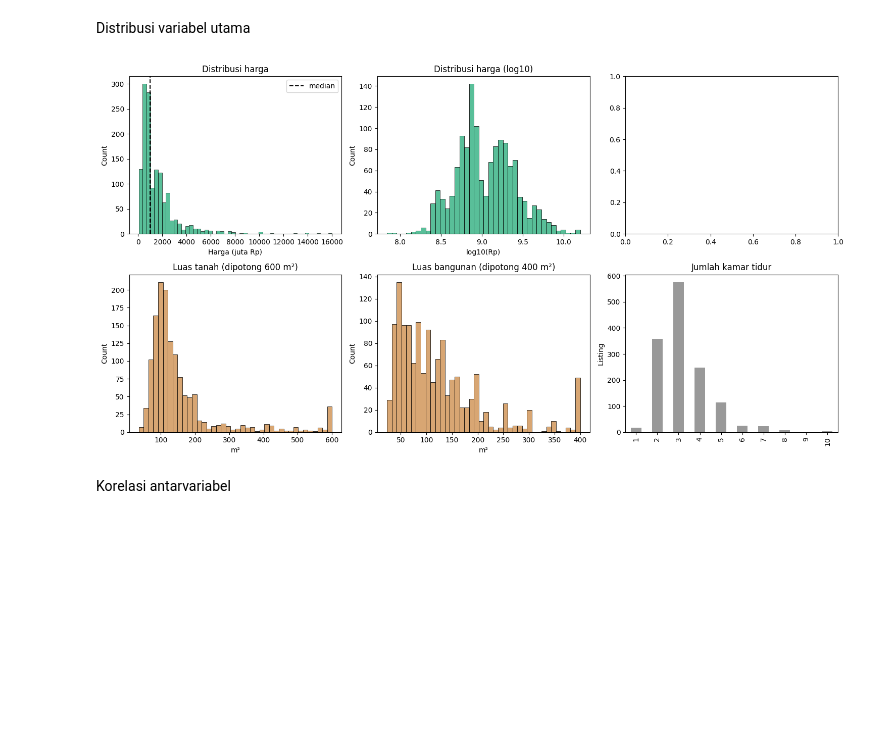
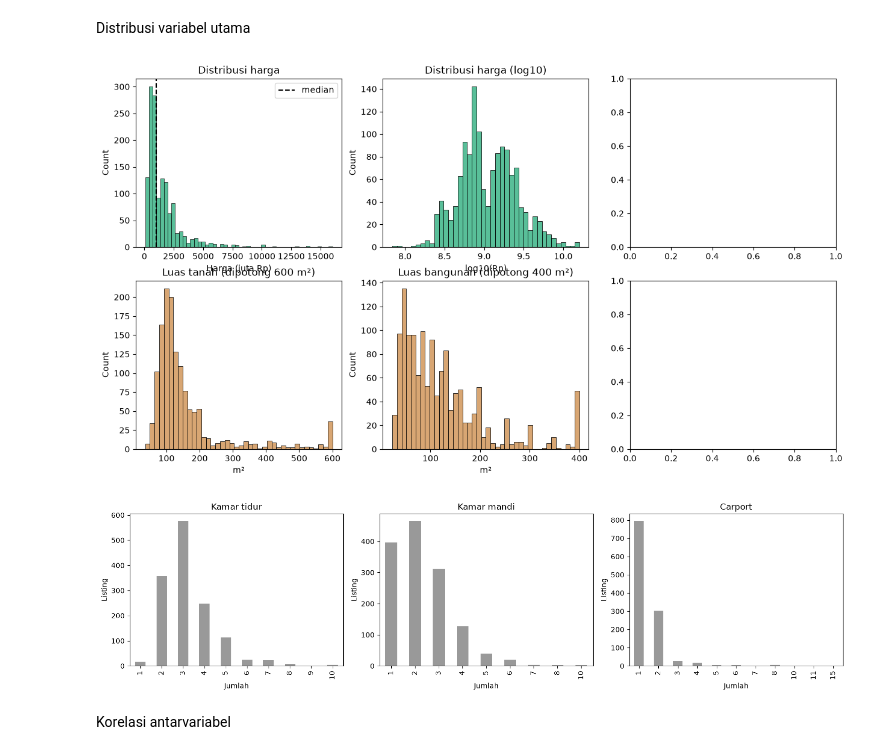
Before and after one commit to Affanzaky06/pPrediksi_Harga_Rumah_DS, a Jupyter notebook: prediksi.ipynb, the cells around one changed output. Cells and saved outputs as stored; diff of their text form; code cells hidden in the pictures; blank space fills up the shorter version.

Commit message:
tambah plot untuk kamar mandi & carport

```diff
--- a/prediksi.ipynb
+++ b/prediksi.ipynb
@@ -439,28 +439,33 @@ Distribusi variabel utama
 # %%
 fig, ax = plt.subplots(2, 3, figsize=(15, 8))
 
 sns.histplot(eda["harga_juta"], bins=50, ax=ax[0,0], color="#2a7")
 ax[0,0].axvline(eda.harga_juta.median(), color="k", ls="--", label="median")
 ax[0,0].set(title="Distribusi harga", xlabel="Harga (juta Rp)"); ax[0,0].legend()
 
 sns.histplot(np.log10(eda["harga"]), bins=40, ax=ax[0,1], color="#2a7")
 ax[0,1].set(title="Distribusi harga (log10)", xlabel="log10(Rp)")
 
 # sns.histplot(eda["harga_per_m2"]/1e6, bins=40, ax=ax[0,2], color="#58a")
 # ax[0,2].set(title="Harga per m² tanah", xlabel="Juta Rp/m²")
 
 sns.histplot(eda["luas_tanah"].clip(upper=600), bins=40, ax=ax[1,0], color="#c84")
 ax[1,0].set(title="Luas tanah (dipotong 600 m²)", xlabel="m²")
 
 sns.histplot(eda["luas_bangunan"].clip(upper=400), bins=40, ax=ax[1,1], color="#c84")
 ax[1,1].set(title="Luas bangunan (dipotong 400 m²)", xlabel="m²")
 
-eda["kamar_tidur"].value_counts().sort_index().plot.bar(ax=ax[1,2], color="#999")
-ax[1,2].set(title="Jumlah kamar tidur", xlabel="", ylabel="Listing")
+fig, ax = plt.subplots(1, 3, figsize=(15, 4))
+for a, (kol, jdl) in zip(ax, [("kamar_tidur", "Kamar tidur"),
+                              ("kamar_mandi", "Kamar mandi"),
+                              ("carport", "Carport")]):
+    eda[kol].value_counts().sort_index().plot.bar(ax=a, color="#999")
+    a.set(title=jdl, xlabel="Jumlah", ylabel="Listing")
 
 plt.tight_layout(); plt.show()
 # %% [output]
-[figure, old version]
+[figure, new version]
+[figure, added]
 # %% [markdown]
 Korelasi antarvariabel
 # %%
```
Also changed, not shown: parts of 2 cells of this notebook.
